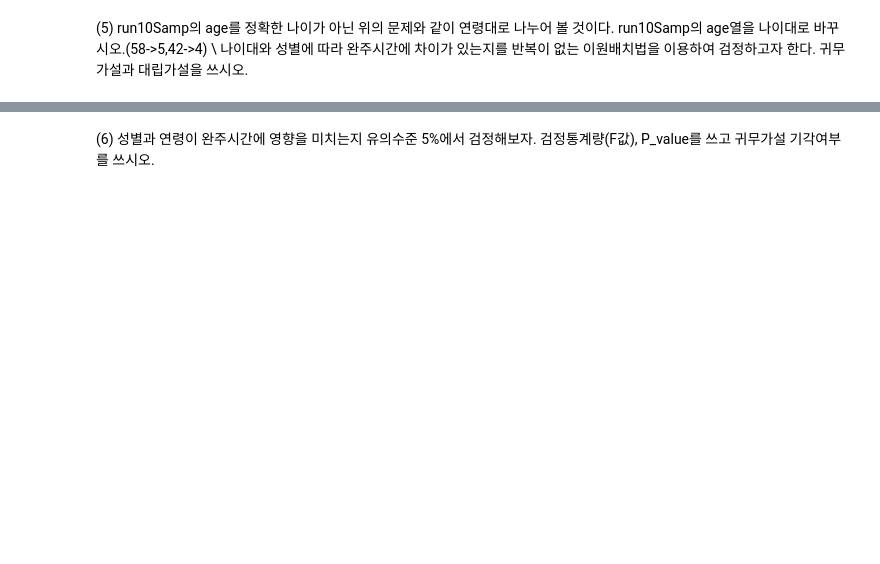
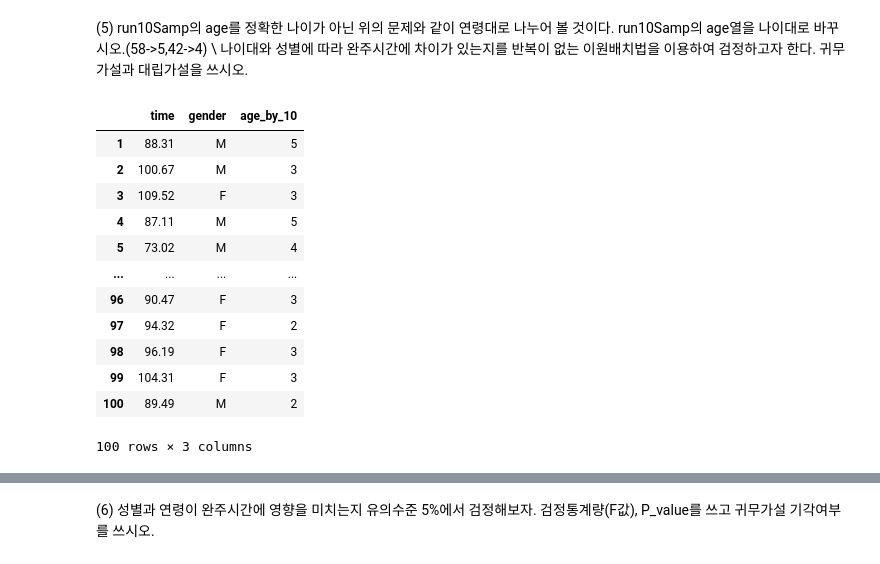
Before and after one commit to simnalamburt/snucse, a Jupyter notebook: 통계학실험/ch09/2013_11392김지현.ipynb, the cells around one changed output, grey strips where cells are left out. Cells and saved outputs as stored; diff of their text form; code cells hidden in the pictures; blank space fills up the shorter version.

```diff
--- a/통계학실험/ch09/2013_11392김지현.ipynb
+++ b/통계학실험/ch09/2013_11392김지현.ipynb
@@ -127,2 +224,18 @@ md(r'''
 # %% [markdown]
 (5) run10Samp의 age를 정확한 나이가 아닌 위의 문제와 같이 연령대로 나누어 볼 것이다. run10Samp의 age열을 나이대로 바꾸시오.(58->5,42->4) \ 나이대와 성별에 따라 완주시간에 차이가 있는지를 반복이 없는 이원배치법을 이용하여 검정하고자 한다. 귀무가설과 대립가설을 쓰시오.
+# %%
+(data2 := pd.DataFrame({'time': data.time, 'gender': data.gender, 'age_by_10': data.age // 10}))
+# %% [output]
+|  | time | gender | age_by_10 |
+| 1 | 88.31 | M | 5 |
+| 2 | 100.67 | M | 3 |
+| 3 | 109.52 | F | 3 |
+| 4 | 87.11 | M | 5 |
+| 5 | 73.02 | M | 4 |
+| ... | ... | ... | ... |
+| 96 | 90.47 | F | 3 |
+| 97 | 94.32 | F | 2 |
+| 98 | 96.19 | F | 3 |
+| 99 | 104.31 | F | 3 |
+| 100 | 89.49 | M | 2 |
+100 rows × 3 columns
```
Also changed, not shown: parts of 7 cells of this notebook.
